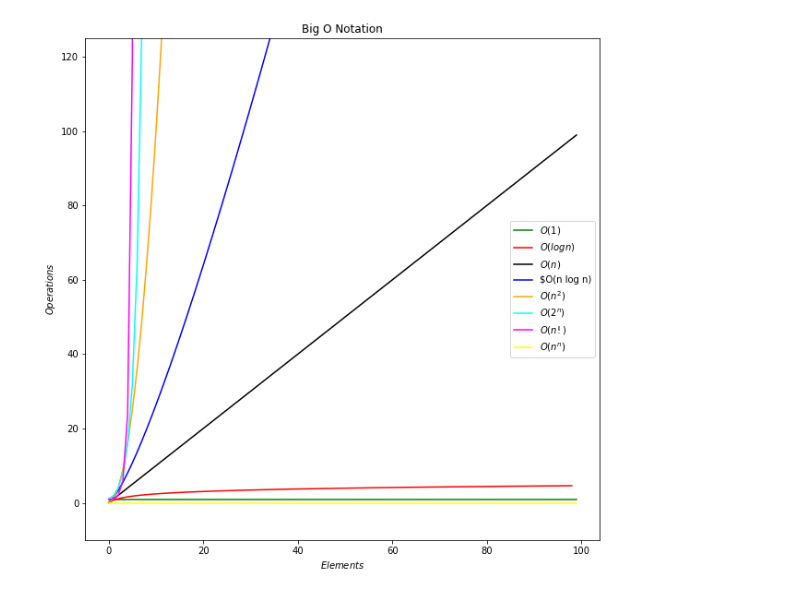
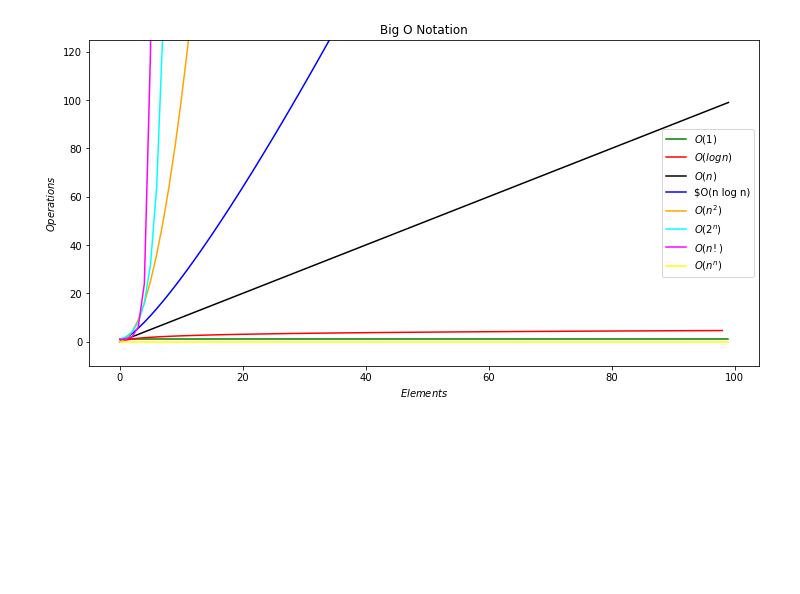
Before and after one commit to DanChurchill/numpy-pandas-visualization-exercises, a Jupyter notebook: big_o_notation.ipynb, the cells around one changed output. Cells and saved outputs as stored; diff of their text form; code cells hidden in the pictures; blank space fills up the shorter version.

Commit message:
updated scale of big_o graph

```diff
--- a/big_o_notation.ipynb
+++ b/big_o_notation.ipynb
@@ -11,32 +11,32 @@ import math
 # Use LaTex notation where possible
 
 y1 = [0 * x + 1 for x in range(0,100)]
 y2 = [math.log(x) for x in range(1,100)]
 y3 = [x for x in range (0,100)]
 y4 = [x * math.log(x) for x in range(1,50)]
 y5 = [x**2 for x in range(0,15)]
 y6 = [2**x for x in range(0,9)]
 y7 = [math.factorial(x) for x in range(0,7)]
 y8 = [x^x for x in range(0,100)]
 
-plt.figure(figsize=(10, 10))
+plt.figure(figsize=(12, 6))
 
 plt.plot(y1, c='green', label='$O(1)$')
 plt.plot(y2, c='red', label='$O(log n)$')
 plt.plot(y3, c='black', label='$O(n)$')
 plt.plot(y4, c='blue', label='$O(n log n)')
 plt.plot(y5, c='orange', label='$O(n^2)$')
 plt.plot(y6, c='cyan', label='$O(2^n)$')
 plt.plot(y7, c='magenta', label='$O(n!)$')
 plt.plot(y8, c='yellow', label='$O(n^n)$')
 
 plt.ylim(-10, 125)
 
 plt.title('Big O Notation')
 plt.legend(loc='right')
 plt.xlabel('$Elements$')
 plt.ylabel('$Operations$')
 
 plt.show()
 # %% [output]
-[figure, old version]
+[figure, new version]
```
